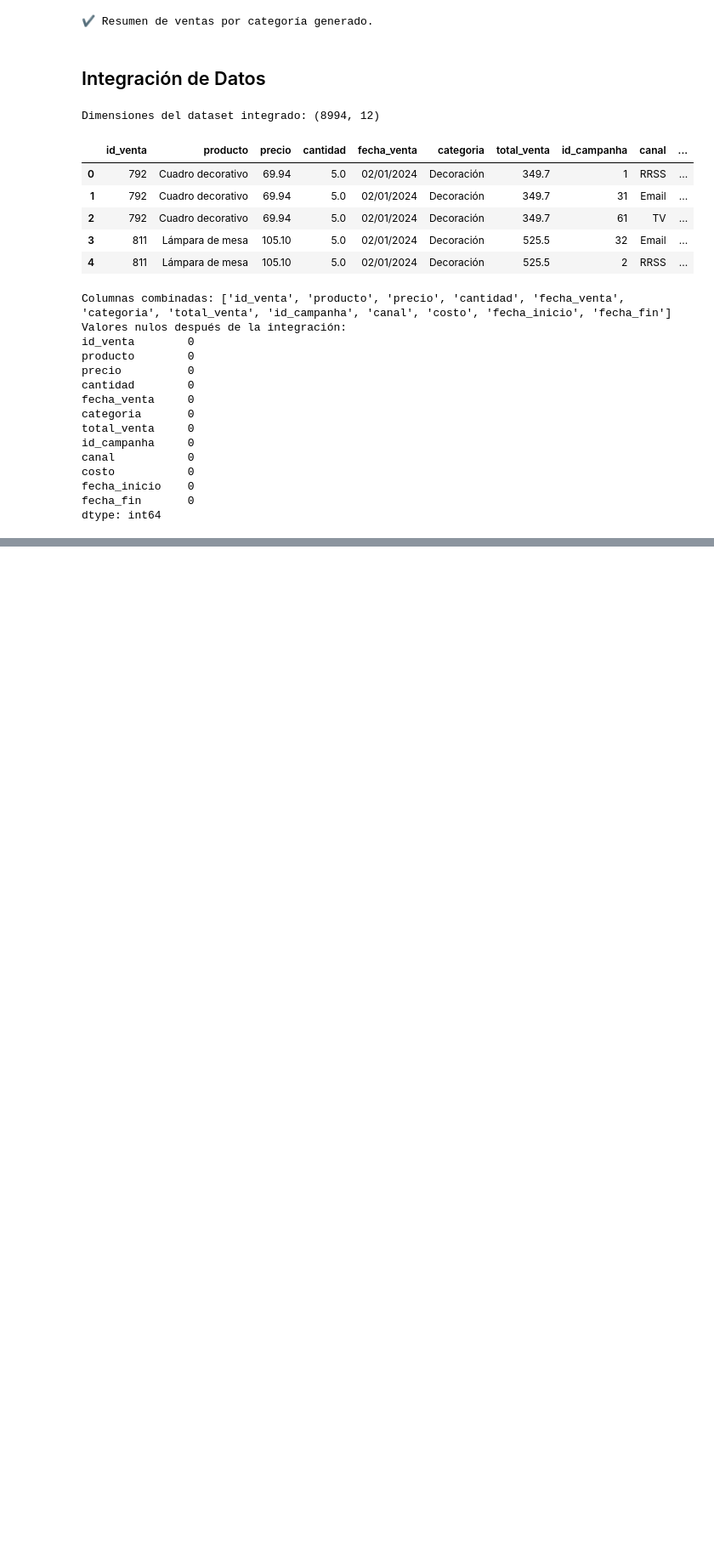
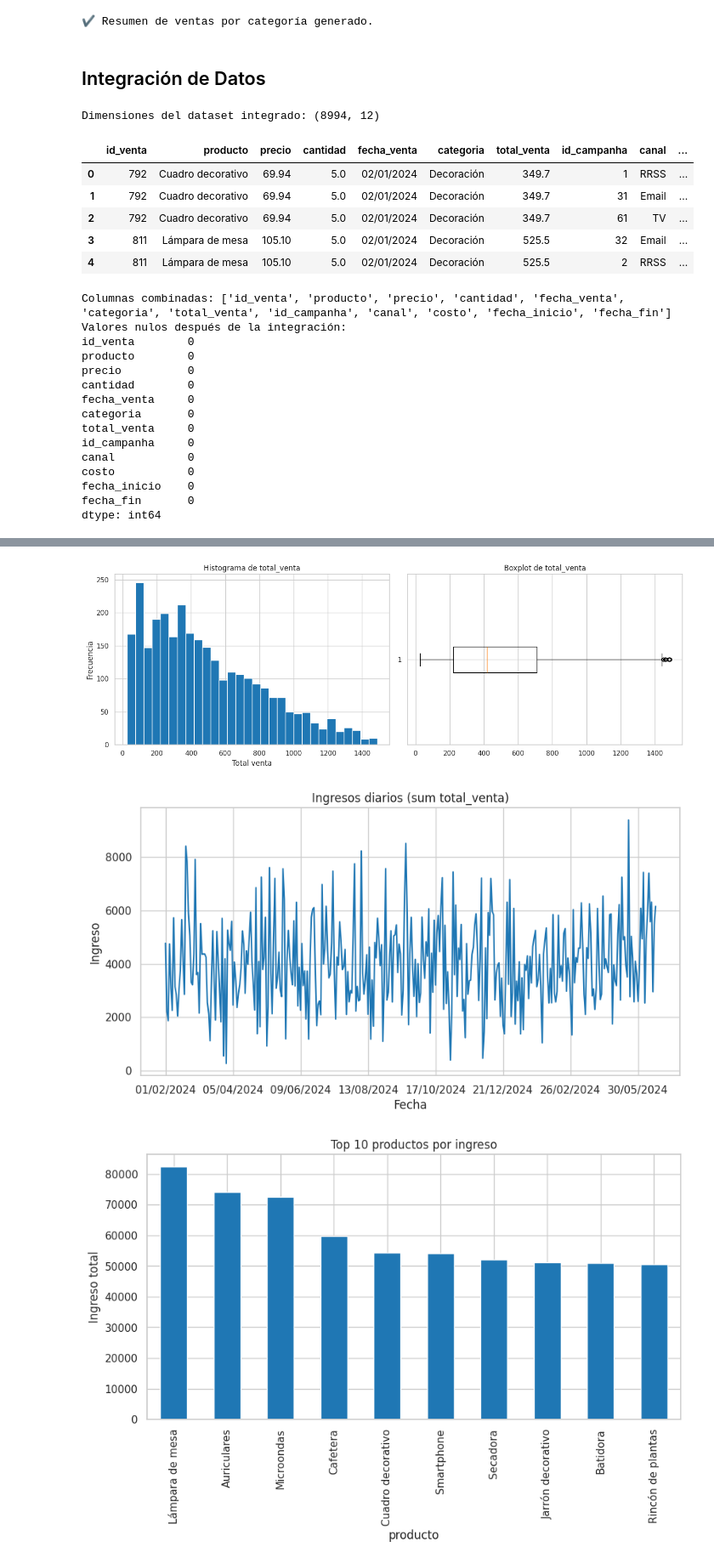
Before and after one commit to irenerendon/Data_Analytics_Pre_Entrega_Irene_Rendon, a Jupyter notebook: Data_Analytics_ipynb.ipynb, the cells around one changed output, grey strips where cells are left out. Shown at 85% size. Cells and saved outputs as stored; diff of their text form; code cells hidden in the pictures; blank space fills up the shorter version.

```diff
--- a/Data_Analytics_ipynb.ipynb
+++ b/Data_Analytics_ipynb.ipynb
@@ -362,0 +426,34 @@ dtype: int64
+# %%
+import matplotlib.pyplot as plt
+# Configuración gráfica
+%matplotlib inline
+plt.rcParams.update({'figure.figsize':(10,5)})
+
+# Histograma y boxplot de total_venta
+fig, axes = plt.subplots(1,2, figsize=(14,5))
+axes[0].hist(ventas_limpio['total_venta'].dropna(), bins=30)
+axes[0].set_title('Histograma de total_venta')
+axes[0].set_xlabel('Total venta')
+axes[0].set_ylabel('Frecuencia')
+
+axes[1].boxplot(ventas_limpio['total_venta'].dropna(), vert=False)
+axes[1].set_title('Boxplot de total_venta')
+
+plt.tight_layout()
+plt.show()
+
+# Series temporal: ingresos diarios
+if 'fecha_venta' in ventas_limpio.columns:
+    ventas_diarias = ventas_limpio.groupby('fecha_venta')['total_venta'].sum().sort_index()
+    ventas_diarias.plot(title='Ingresos diarios (sum total_venta)', ylabel='Ingreso', xlabel='Fecha')
+    plt.show()
+
+# Top 10 productos por ingreso
+top10 = ventas_limpio.groupby('producto')['total_venta'].sum().nlargest(10)
+top10.plot(kind='bar', title='Top 10 productos por ingreso')
+plt.ylabel('Ingreso total')
+plt.show()
+# %% [output]
+[figure, added]
+[figure, added]
+[figure, added]
```
Also changed, not shown: parts of 26 cells of this notebook.
